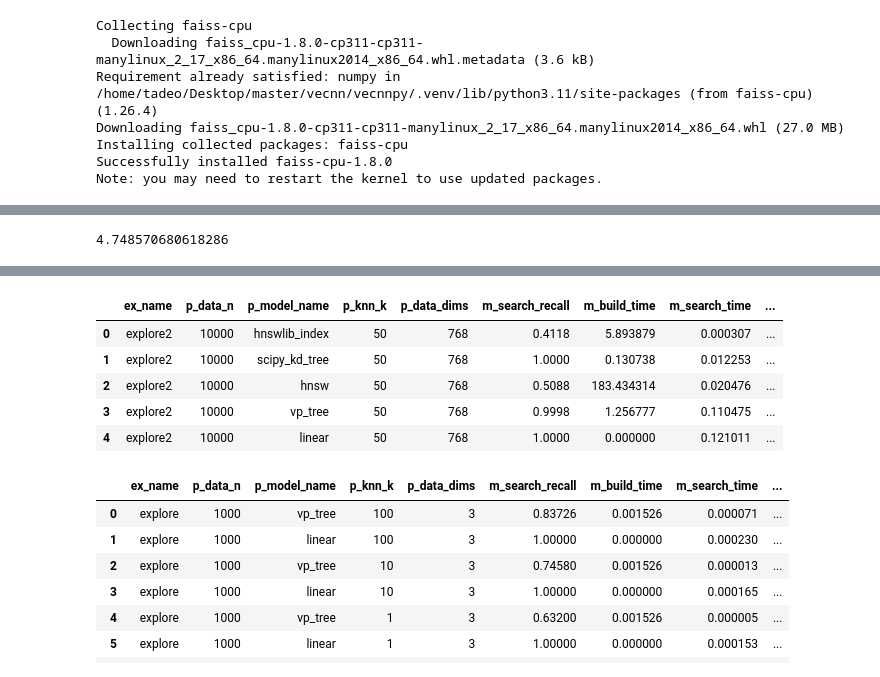
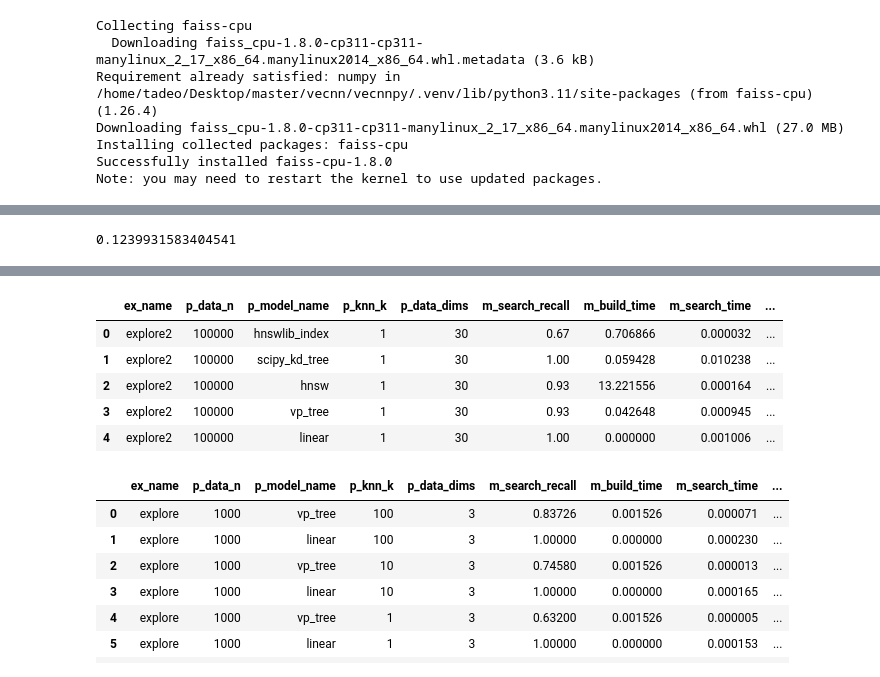
Before and after one commit to tadeohepperle/vecnn, a Jupyter notebook: vecnnpy/scripts/eval_models.ipynb, the cells around one changed output, grey strips where cells are left out. Cells and saved outputs as stored; diff of their text form; code cells hidden in the pictures.

```diff
--- a/vecnnpy/scripts/eval_models.ipynb
+++ b/vecnnpy/scripts/eval_models.ipynb
@@ -130,22 +130,23 @@ def mlflow_log_model(model_name: str, data_n: str, data_dims: str, knn_k: str, b
 n = 1000
 dim = 768
 data_np = np.random.random((n,dim)).astype("float32")
-data = vecnn.Dataset(data_np)
+# data = vecnn.Dataset(data_np)
+data = vecnn.Dataset.new_random(1000,768)
 
 start = time.time()
 hnsw = vecnn.Hnsw(data, params=vecnn.HnswParams(0.7, 40, 20, 20))
 hnsw_build_time =  time.time() - start
 print(hnsw_build_time)
 # %% [output]
-4.748570680618286
+0.1239931583404541
 # %%
 experiment_name = "explore2"
 mlflow_fresh_experiment(experiment_name)
 
-ns = [10000]
-dims = [768]
+ns = [100000]
+dims = [30]
 n_queries = 100
-knn_ks = [50]
+knn_ks = [1]
 
 for n in ns:
     ids = np.arange(n)
@@ -168,9 +169,9 @@ for n in ns:
 
         start = time.time()
         hnswlib_idx = hnswlib.Index(space = 'l2', dim = dim)
-        hnswlib_idx.init_index(max_elements = n, ef_construction = 200, M = 16)
+        hnswlib_idx.init_index(max_elements = n, ef_construction = 40, M = 20)
         hnswlib_idx.add_items(data_np, ids)
-        hnswlib_idx.set_ef(50)
+        hnswlib_idx.set_ef(20)
         hnswlib_idx_build_time = time.time() - start
 
         for k in knn_ks:
@@ -286,9 +287,9 @@ df
 |  | ex_name | p_data_n | p_model_name | p_knn_k | p_data_dims | m_search_recall | m_build_time | m_search_time | ... |
-| 0 | explore2 | 10000 | hnswlib_index | 50 | 768 | 0.4118 | 5.893879 | 0.000307 | ... |
-| 1 | explore2 | 10000 | scipy_kd_tree | 50 | 768 | 1.0000 | 0.130738 | 0.012253 | ... |
-| 2 | explore2 | 10000 | hnsw | 50 | 768 | 0.5088 | 183.434314 | 0.020476 | ... |
-| 3 | explore2 | 10000 | vp_tree | 50 | 768 | 0.9998 | 1.256777 | 0.110475 | ... |
-| 4 | explore2 | 10000 | linear | 50 | 768 | 1.0000 | 0.000000 | 0.121011 | ... |
+| 0 | explore2 | 100000 | hnswlib_index | 1 | 30 | 0.67 | 0.706866 | 0.000032 | ... |
+| 1 | explore2 | 100000 | scipy_kd_tree | 1 | 30 | 1.00 | 0.059428 | 0.010238 | ... |
+| 2 | explore2 | 100000 | hnsw | 1 | 30 | 0.93 | 13.221556 | 0.000164 | ... |
+| 3 | explore2 | 100000 | vp_tree | 1 | 30 | 0.93 | 0.042648 | 0.000945 | ... |
+| 4 | explore2 | 100000 | linear | 1 | 30 | 1.00 | 0.000000 | 0.001006 | ... |
 # %%
 for k in knn_ks:
             truth_indices = np.zeros((n_queries,k)).astype("uint64")
```
Also changed, not shown: parts of 1 cell of this notebook, 9 other files.
